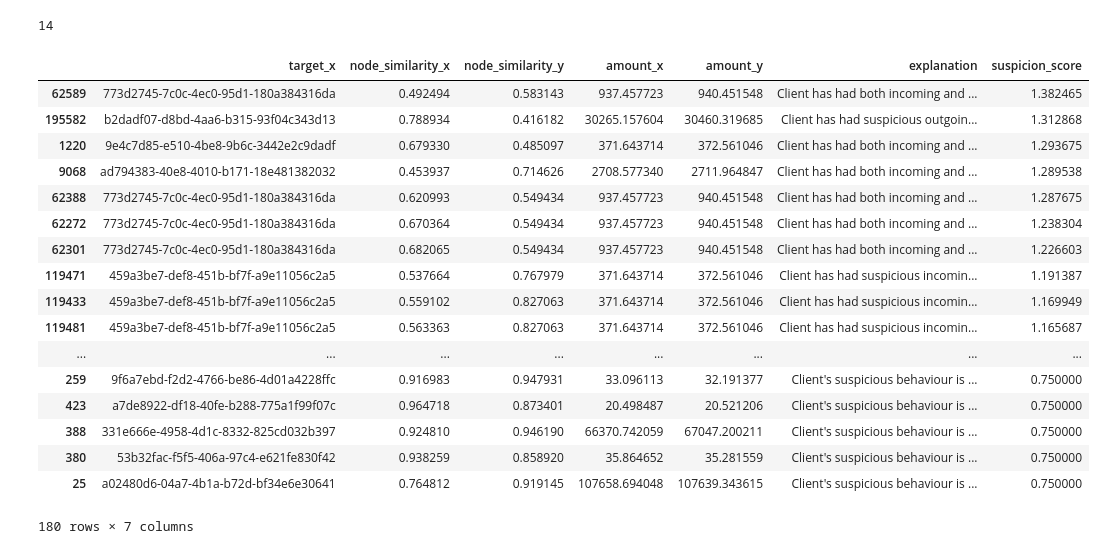
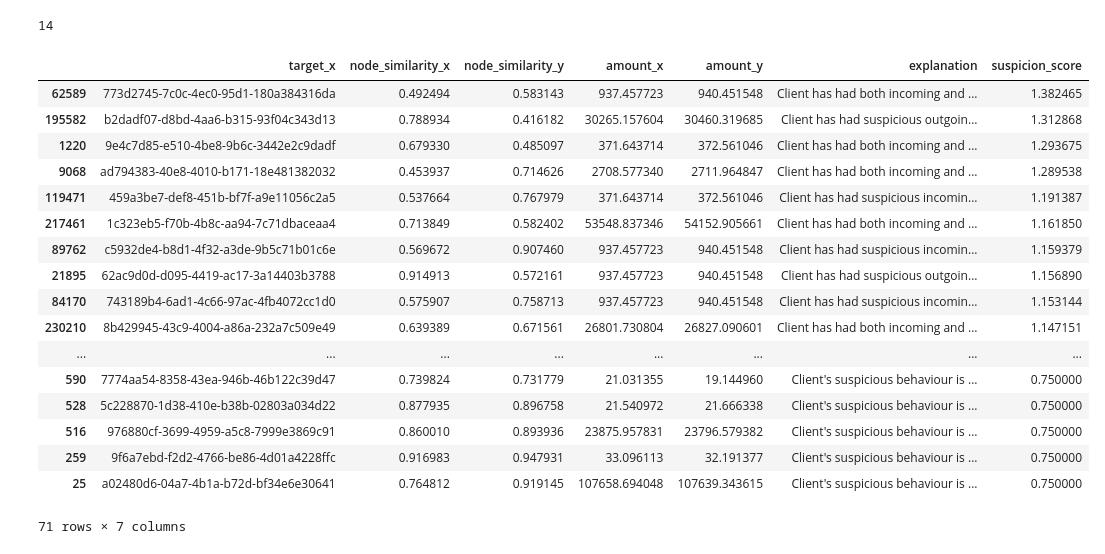
Before and after one commit to glederrey/lauzhack_2017, a Jupyter notebook: code/Ramtin/suspicion_metrics.ipynb, the cells around one changed output. Drawn from its saved outputs; the diff is of its cells as text; code cells hidden in the pictures.

```diff
--- a/code/Ramtin/suspicion_metrics.ipynb
+++ b/code/Ramtin/suspicion_metrics.ipynb
@@ -298,28 +298,29 @@ print(counter)
 # %% [output]
 14
 # %%
-final_df = pd.concat((temp1[['target_x', 'node_similarity_x', 'node_similarity_y', 'amount_x', 'amount_y', 'explanation', 'suspicion_score']], final_agg[['target_x', 'node_similarity_x', 'node_similarity_y', 'amount_x', 'amount_y', 'explanation', 'suspicion_score']]))
+final_df = pd.concat((temp1[['target_x', 'node_similarity_x', 'node_similarity_y', 'amount_x', 'amount_y', 'explanation', 'suspicion_score']], final_agg[['target_x', 'node_similarity_x', 'node_similarity_y', 'amount_x', 'amount_y', 'explanation', 'suspicion_score']])).sort_values(by='suspicion_score', ascending=False).drop_duplicates(subset=['target_x'], keep='first')
 # %%
-final_df.sort_values(by='suspicion_score', ascending=False)
+final_df = final_df.sort_values(by='suspicion_score', ascending=False)
+final_df
 # %% [output]
 |  | target_x | node_similarity_x | node_similarity_y | amount_x | amount_y | explanation | suspicion_score |
 | 62589 | 773d2745-7c0c-4ec0-95d1-180a384316da | 0.492494 | 0.583143 | 937.457723 | 940.451548 | Client has had both incoming and ... | 1.382465 |
 | 195582 | b2dadf07-d8bd-4aa6-b315-93f04c343d13 | 0.788934 | 0.416182 | 30265.157604 | 30460.319685 | Client has had suspicious outgoin... | 1.312868 |
 | 1220 | 9e4c7d85-e510-4be8-9b6c-3442e2c9dadf | 0.679330 | 0.485097 | 371.643714 | 372.561046 | Client has had both incoming and ... | 1.293675 |
 | 9068 | ad794383-40e8-4010-b171-18e481382032 | 0.453937 | 0.714626 | 2708.577340 | 2711.964847 | Client has had both incoming and ... | 1.289538 |
-| 62388 | 773d2745-7c0c-4ec0-95d1-180a384316da | 0.620993 | 0.549434 | 937.457723 | 940.451548 | Client has had both incoming and ... | 1.287675 |
-| 62272 | 773d2745-7c0c-4ec0-95d1-180a384316da | 0.670364 | 0.549434 | 937.457723 | 940.451548 | Client has had both incoming and ... | 1.238304 |
-| 62301 | 773d2745-7c0c-4ec0-95d1-180a384316da | 0.682065 | 0.549434 | 937.457723 | 940.451548 | Client has had both incoming and ... | 1.226603 |
 | 119471 | 459a3be7-def8-451b-bf7f-a9e11056c2a5 | 0.537664 | 0.767979 | 371.643714 | 372.561046 | Client has had suspicious incomin... | 1.191387 |
-| 119433 | 459a3be7-def8-451b-bf7f-a9e11056c2a5 | 0.559102 | 0.827063 | 371.643714 | 372.561046 | Client has had suspicious incomin... | 1.169949 |
-| 119481 | 459a3be7-def8-451b-bf7f-a9e11056c2a5 | 0.563363 | 0.827063 | 371.643714 | 372.561046 | Client has had suspicious incomin... | 1.165687 |
+| 217461 | 1c323eb5-f70b-4b8c-aa94-7c71dbaceaa4 | 0.713849 | 0.582402 | 53548.837346 | 54152.905661 | Client has had both incoming and ... | 1.161850 |
+| 89762 | c5932de4-b8d1-4f32-a3de-9b5c71b01c6e | 0.569672 | 0.907460 | 937.457723 | 940.451548 | Client has had suspicious incomin... | 1.159379 |
+| 21895 | 62ac9d0d-d095-4419-ac17-3a14403b3788 | 0.914913 | 0.572161 | 937.457723 | 940.451548 | Client has had suspicious outgoin... | 1.156890 |
+| 84170 | 743189b4-6ad1-4c66-97ac-4fb4072cc1d0 | 0.575907 | 0.758713 | 937.457723 | 940.451548 | Client has had suspicious incomin... | 1.153144 |
+| 230210 | 8b429945-43c9-4004-a86a-232a7c509e49 | 0.639389 | 0.671561 | 26801.730804 | 26827.090601 | Client has had both incoming and ... | 1.147151 |
 | ... | ... | ... | ... | ... | ... | ... | ... |
+| 590 | 7774aa54-8358-43ea-946b-46b122c39d47 | 0.739824 | 0.731779 | 21.031355 | 19.144960 | Client's suspicious behaviour is ... | 0.750000 |
+| 528 | 5c228870-1d38-410e-b38b-02803a034d22 | 0.877935 | 0.896758 | 21.540972 | 21.666338 | Client's suspicious behaviour is ... | 0.750000 |
+| 516 | 976880cf-3699-4959-a5c8-7999e3869c91 | 0.860010 | 0.893936 | 23875.957831 | 23796.579382 | Client's suspicious behaviour is ... | 0.750000 |
 | 259 | 9f6a7ebd-f2d2-4766-be86-4d01a4228ffc | 0.916983 | 0.947931 | 33.096113 | 32.191377 | Client's suspicious behaviour is ... | 0.750000 |
-| 423 | a7de8922-df18-40fe-b288-775a1f99f07c | 0.964718 | 0.873401 | 20.498487 | 20.521206 | Client's suspicious behaviour is ... | 0.750000 |
-| 388 | 331e666e-4958-4d1c-8332-825cd032b397 | 0.924810 | 0.946190 | 66370.742059 | 67047.200211 | Client's suspicious behaviour is ... | 0.750000 |
-| 380 | 53b32fac-f5f5-406a-97c4-e621fe830f42 | 0.938259 | 0.858920 | 35.864652 | 35.281559 | Client's suspicious behaviour is ... | 0.750000 |
 | 25 | a02480d6-04a7-4b1a-b72d-bf34e6e30641 | 0.764812 | 0.919145 | 107658.694048 | 107639.343615 | Client's suspicious behaviour is ... | 0.750000 |
-180 rows × 7 columns
+71 rows × 7 columns
 # %%
 json_result = final_df[['target_x','explanation','suspicion_score']].rename(columns={'target_x':'id', 'suspicion_score':'score', 'explanation':'message'}).to_json(orient='records')
 json.dump(json_result, open('ranked_list.json', mode='w'))
```
